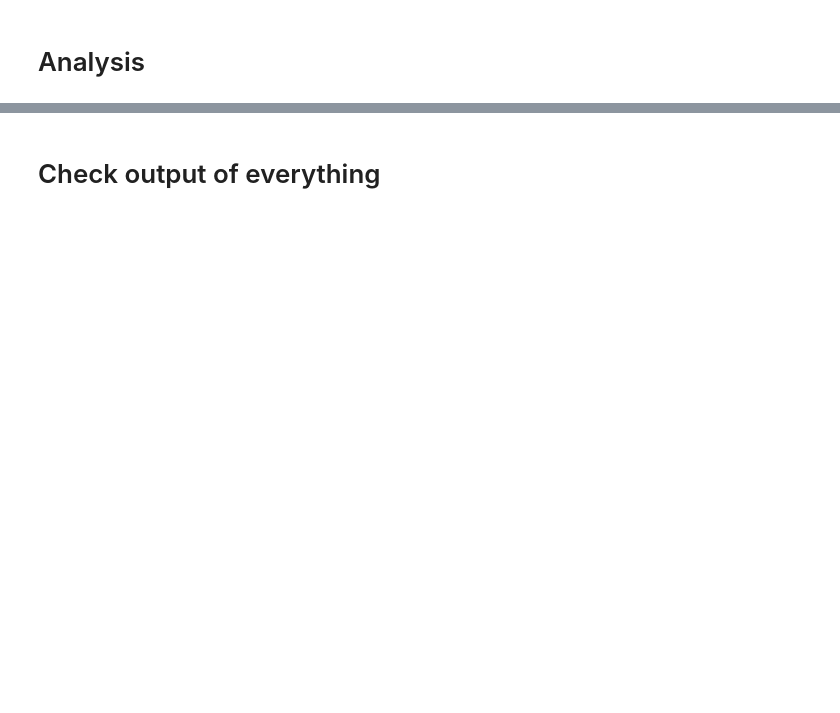
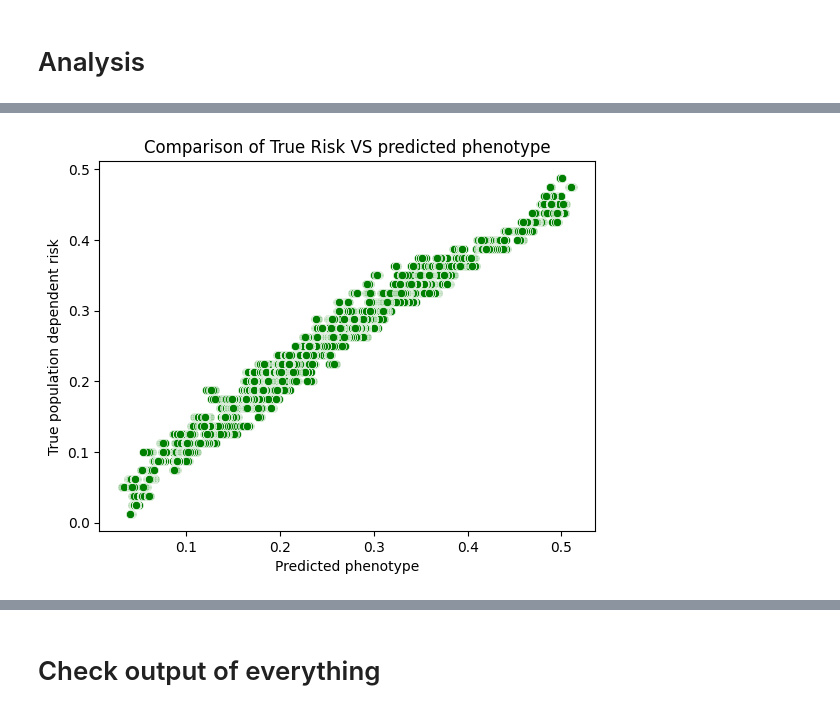
Before and after one commit to mat2m10/abyss_simulation, a Jupyter notebook: 09 Analysis only environment.ipynb, the cells around one changed output, grey strips where cells are left out. Drawn from its saved outputs; the diff is of its cells as text; code cells hidden in the pictures; blank space fills up the shorter version.

```diff
--- a/09 Analysis only environment.ipynb
+++ b/09 Analysis only environment.ipynb
@@ -369,0 +343,8 @@ plt.show()
+# %%
+sns.scatterplot(x=deep_abyss_prediction['prediction'], y=risk[name_risk], color='green')
+plt.xlabel('Predicted phenotype')
+plt.ylabel('True population dependent risk')
+plt.title('Comparison of True Risk VS predicted phenotype')
+plt.show()
+# %% [output]
+[figure, added]
```
Also changed, not shown: parts of 42 cells of this notebook, 6 other files.
